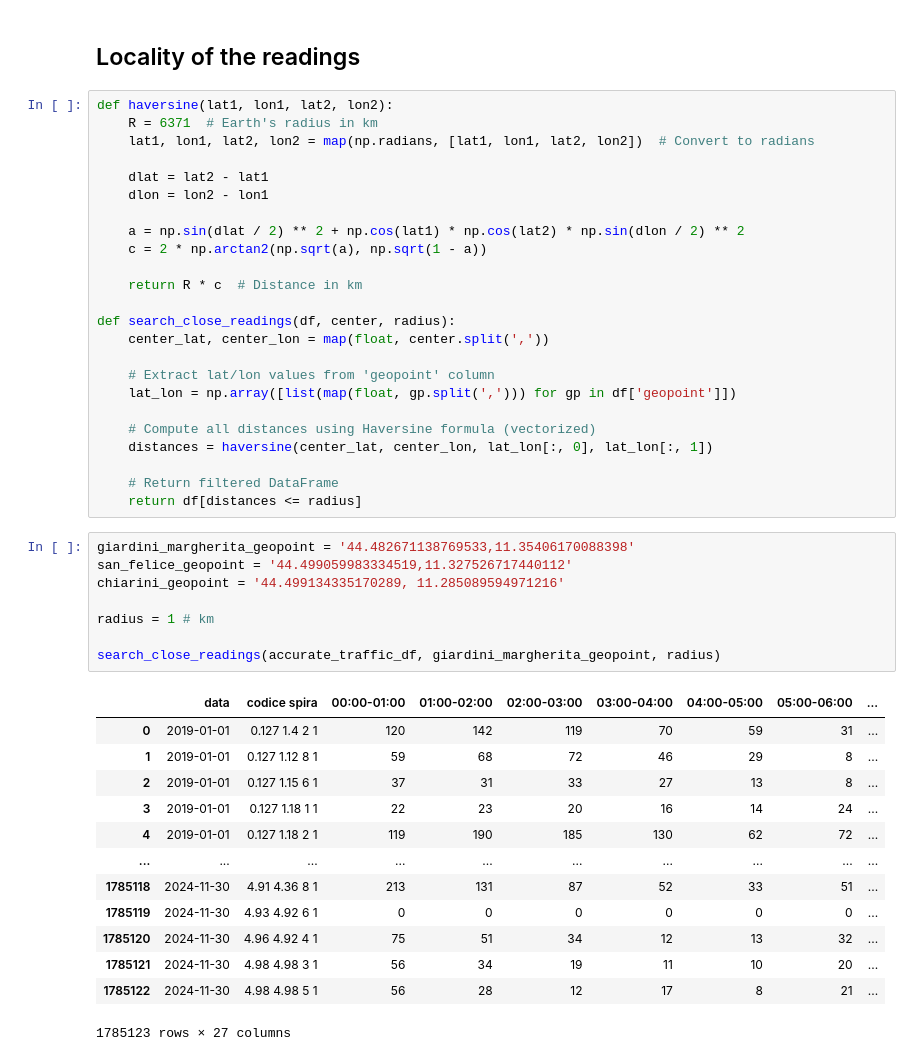
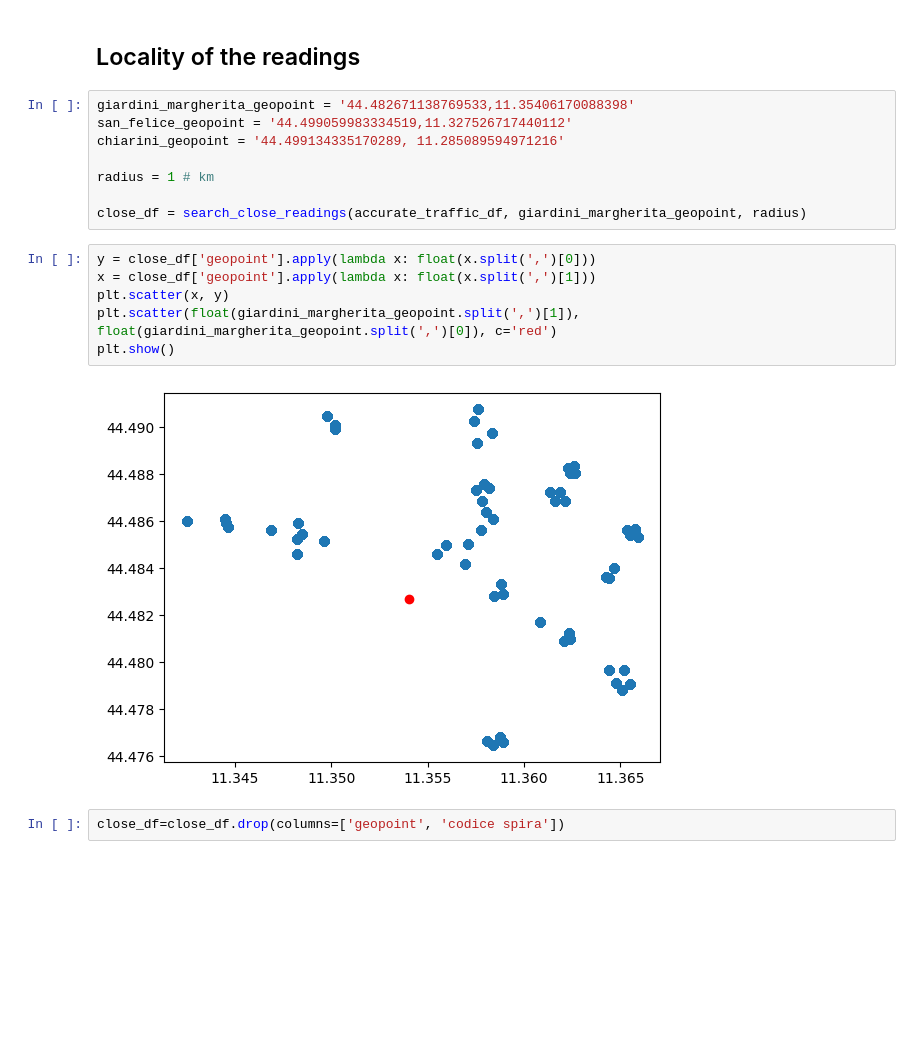
Before and after one commit to davidesonno/AII-project, a Jupyter notebook: traffic_prepocessing.ipynb, the cells around one changed output. Saved outputs shown, nothing was run; the diff lists cells and outputs as text; blank space fills up the shorter version.

Commit message:
Add traffic preprocessing

```diff
--- a/traffic_prepocessing.ipynb
+++ b/traffic_prepocessing.ipynb
@@ -158,30 +155,6 @@ accurate_traffic_df
 1785123 rows × 27 columns
 # %% [markdown]
 ## Locality of the readings
-# %%
-def haversine(lat1, lon1, lat2, lon2):
-    R = 6371  # Earth's radius in km
-    lat1, lon1, lat2, lon2 = map(np.radians, [lat1, lon1, lat2, lon2])  # Convert to radians
-
-    dlat = lat2 - lat1
-    dlon = lon2 - lon1
-
-    a = np.sin(dlat / 2) ** 2 + np.cos(lat1) * np.cos(lat2) * np.sin(dlon / 2) ** 2
-    c = 2 * np.arctan2(np.sqrt(a), np.sqrt(1 - a))
-
-    return R * c  # Distance in km
-
-def search_close_readings(df, center, radius):
-    center_lat, center_lon = map(float, center.split(','))
-
-    # Extract lat/lon values from 'geopoint' column
-    lat_lon = np.array([list(map(float, gp.split(','))) for gp in df['geopoint']])
-
-    # Compute all distances using Haversine formula (vectorized)
-    distances = haversine(center_lat, center_lon, lat_lon[:, 0], lat_lon[:, 1])
-
-    # Return filtered DataFrame
-    return df[distances <= radius]
 # %%
 giardini_margherita_geopoint = '44.482671138769533,11.35406170088398'
 san_felice_geopoint = '44.499059983334519,11.327526717440112'
@@ -189,18 +162,14 @@ chiarini_geopoint = '44.499134335170289, 11.285089594971216'
 
 radius = 1 # km
 
-search_close_readings(accurate_traffic_df, giardini_margherita_geopoint, radius)
+close_df = search_close_readings(accurate_traffic_df, giardini_margherita_geopoint, radius)
-# %% [output]
-|  | data | codice spira | 00:00-01:00 | 01:00-02:00 | 02:00-03:00 | 03:00-04:00 | 04:00-05:00 | 05:00-06:00 | ... |
-| 0 | 2019-01-01 | 0.127 1.4 2 1 | 120 | 142 | 119 | 70 | 59 | 31 | ... |
-| 1 | 2019-01-01 | 0.127 1.12 8 1 | 59 | 68 | 72 | 46 | 29 | 8 | ... |
-| 2 | 2019-01-01 | 0.127 1.15 6 1 | 37 | 31 | 33 | 27 | 13 | 8 | ... |
-| 3 | 2019-01-01 | 0.127 1.18 1 1 | 22 | 23 | 20 | 16 | 14 | 24 | ... |
-| 4 | 2019-01-01 | 0.127 1.18 2 1 | 119 | 190 | 185 | 130 | 62 | 72 | ... |
-| ... | ... | ... | ... | ... | ... | ... | ... | ... | ... |
-| 1785118 | 2024-11-30 | 4.91 4.36 8 1 | 213 | 131 | 87 | 52 | 33 | 51 | ... |
-| 1785119 | 2024-11-30 | 4.93 4.92 6 1 | 0 | 0 | 0 | 0 | 0 | 0 | ... |
-| 1785120 | 2024-11-30 | 4.96 4.92 4 1 | 75 | 51 | 34 | 12 | 13 | 32 | ... |
-| 1785121 | 2024-11-30 | 4.98 4.98 3 1 | 56 | 34 | 19 | 11 | 10 | 20 | ... |
-| 1785122 | 2024-11-30 | 4.98 4.98 5 1 | 56 | 28 | 12 | 17 | 8 | 21 | ... |
-1785123 rows × 27 columns
+# %%
+y = close_df['geopoint'].apply(lambda x: float(x.split(',')[0]))
+x = close_df['geopoint'].apply(lambda x: float(x.split(',')[1]))
+plt.scatter(x, y)
+plt.scatter(float(giardini_margherita_geopoint.split(',')[1]), float(giardini_margherita_geopoint.split(',')[0]), c='red')
+plt.show()
+# %% [output]
+[figure, added]
+# %%
+close_df=close_df.drop(columns=['geopoint', 'codice spira'])
```
Also changed, not shown: parts of 20 cells of this notebook, 2 other files.
